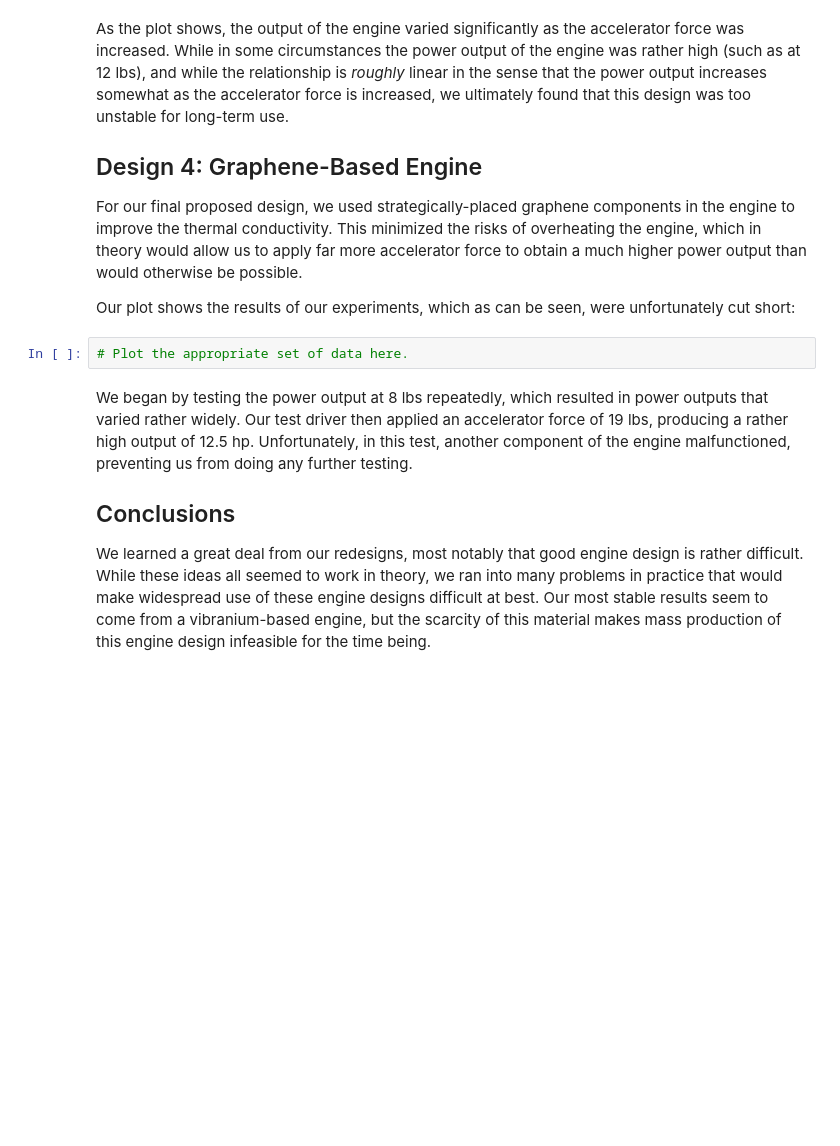
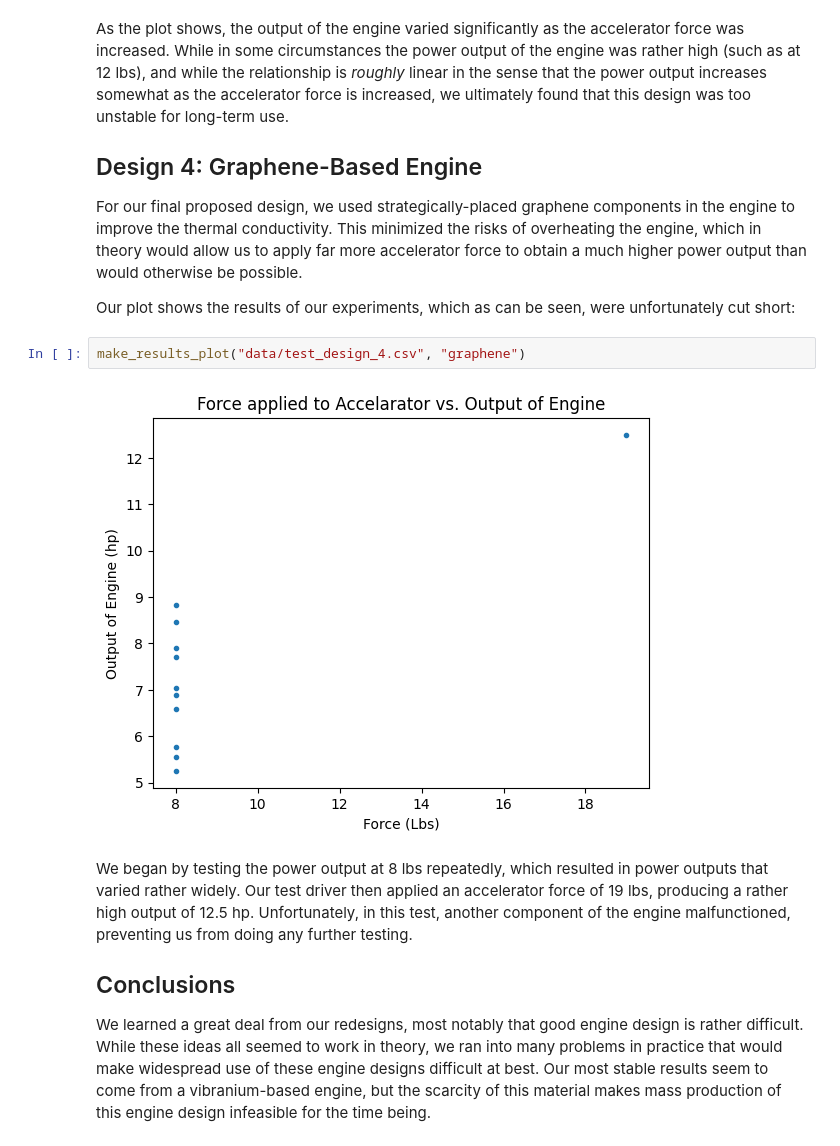
Before and after one commit to BagelSandwich4/softdes-ps4-team-36, a Jupyter notebook: vroom.ipynb, the cells around one changed output. Saved outputs shown, nothing was run; the diff lists cells and outputs as text; blank space fills up the shorter version.

```diff
--- a/vroom.ipynb
+++ b/vroom.ipynb
@@ -77,8 +83,10 @@ As the plot shows, the output of the engine varied significantly as the accelera
 For our final proposed design, we used strategically-placed graphene components in the engine to improve the thermal conductivity. This minimized the risks of overheating the engine, which in theory would allow us to apply far more accelerator force to obtain a much higher power output than would otherwise be possible.
 
 Our plot shows the results of our experiments, which as can be seen, were unfortunately cut short:
-# %%
-# Plot the appropriate set of data here.
+# %%
+make_results_plot("data/test_design_4.csv", "graphene")
+# %% [output]
+[figure, added]
 # %% [markdown]
 We began by testing the power output at 8 lbs repeatedly, which resulted in power outputs that varied rather widely. Our test driver then applied an accelerator force of 19 lbs, producing a rather high output of 12.5 hp. Unfortunately, in this test, another component of the engine malfunctioned, preventing us from doing any further testing.
 
```
Also changed, not shown: parts of 6 cells of this notebook, 1 other file.
